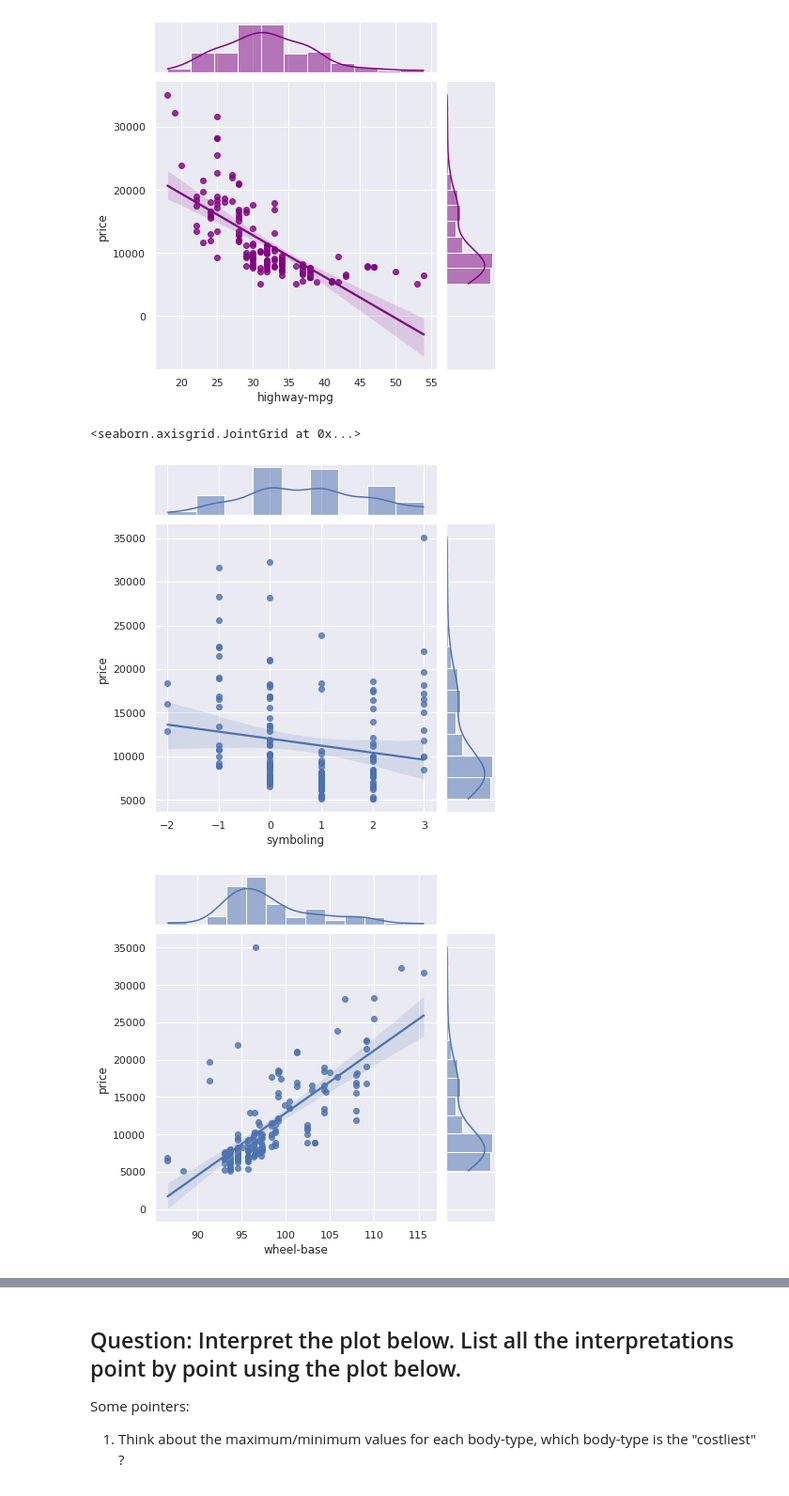
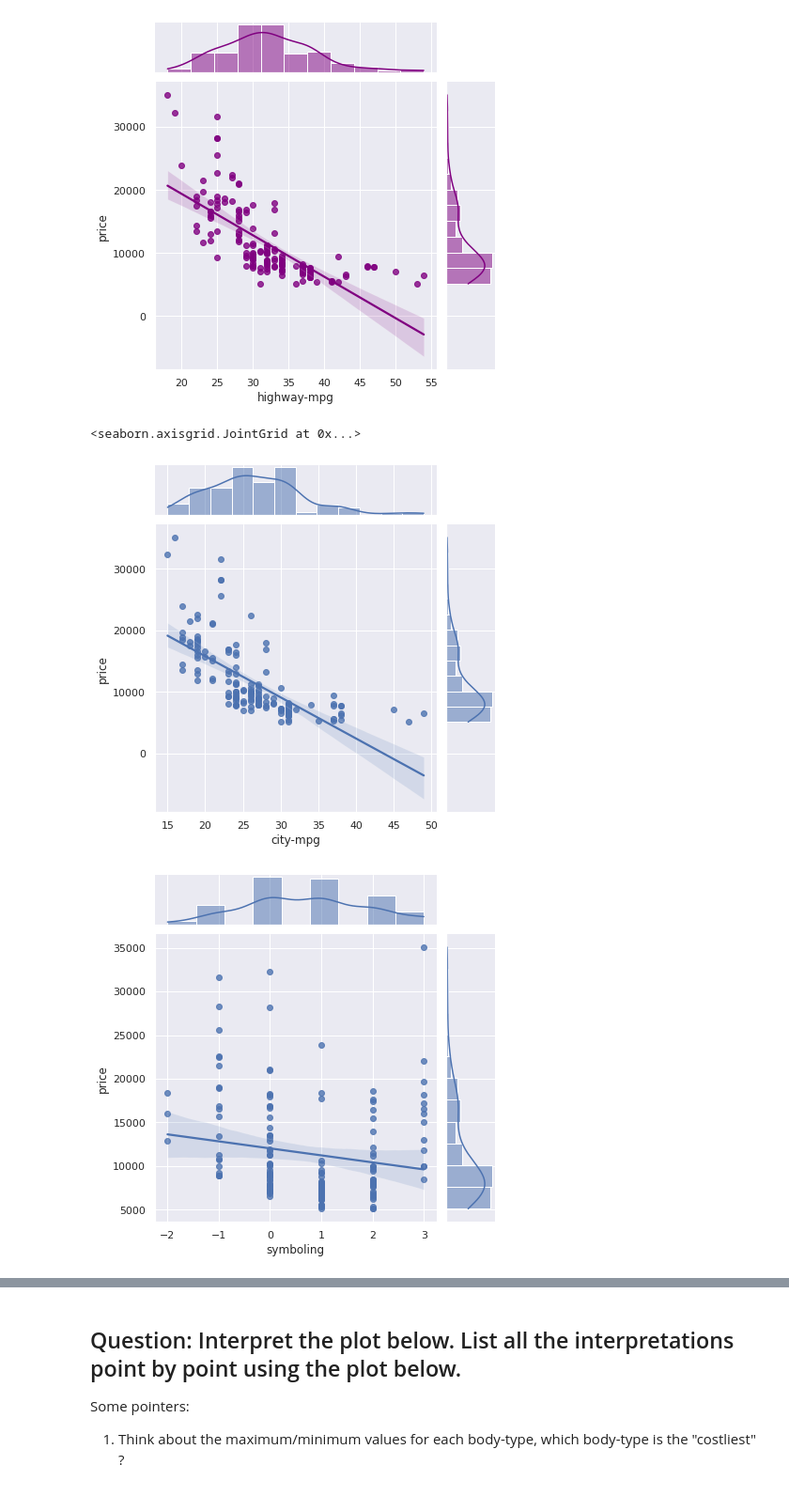
Before and after one commit to 4365swapnasri/FMML_MODULE2_LAB1_ASSIGNIMENT, a Jupyter notebook: Mod2_Lab1.ipynb, the cells around one changed output, grey strips where cells are left out. Shown at 94% size. Drawn from its saved outputs; the diff is of its cells as text; code cells hidden in the pictures.

```diff
--- a/Mod2_Lab1.ipynb
+++ b/Mod2_Lab1.ipynb
@@ -172,13 +172,12 @@ sns.jointplot(x=pd.to_numeric(X[feature]), y = y, kind="reg", color = 'purple')
 <seaborn.axisgrid.JointGrid at 0x...>
 [figure]
 # %%
-#my practice
+#got the plot which has negative correlation with price
+sns.jointplot(x='city-mpg',y=y,data=data,kind="reg")
 sns.jointplot(x='symboling',y=y,data=data,kind="reg")
-sns.jointplot(x='wheel-base',y=y,data=data,kind="reg")
-sns.jointplot(x='length',y=y,data=data,kind="reg")
-sns.jointplot(x='width',y=y,data=data,kind="reg")
-sns.jointplot(x='height',y=y,data=data,kind="reg")
+sns.jointplot(x= 'highway-mpg',y=y,data=data,kind="reg")
+sns.jointplot(x=pd.to_numeric(X["peak-rpm"]),y=y,data=data,kind="reg")
 # %% [output]
 <seaborn.axisgrid.JointGrid at 0x...>
-[figure, old version]
+[figure, new version]
-[figure, old version]
+[figure, new version]
```
Also changed, not shown: parts of 4 cells of this notebook.
